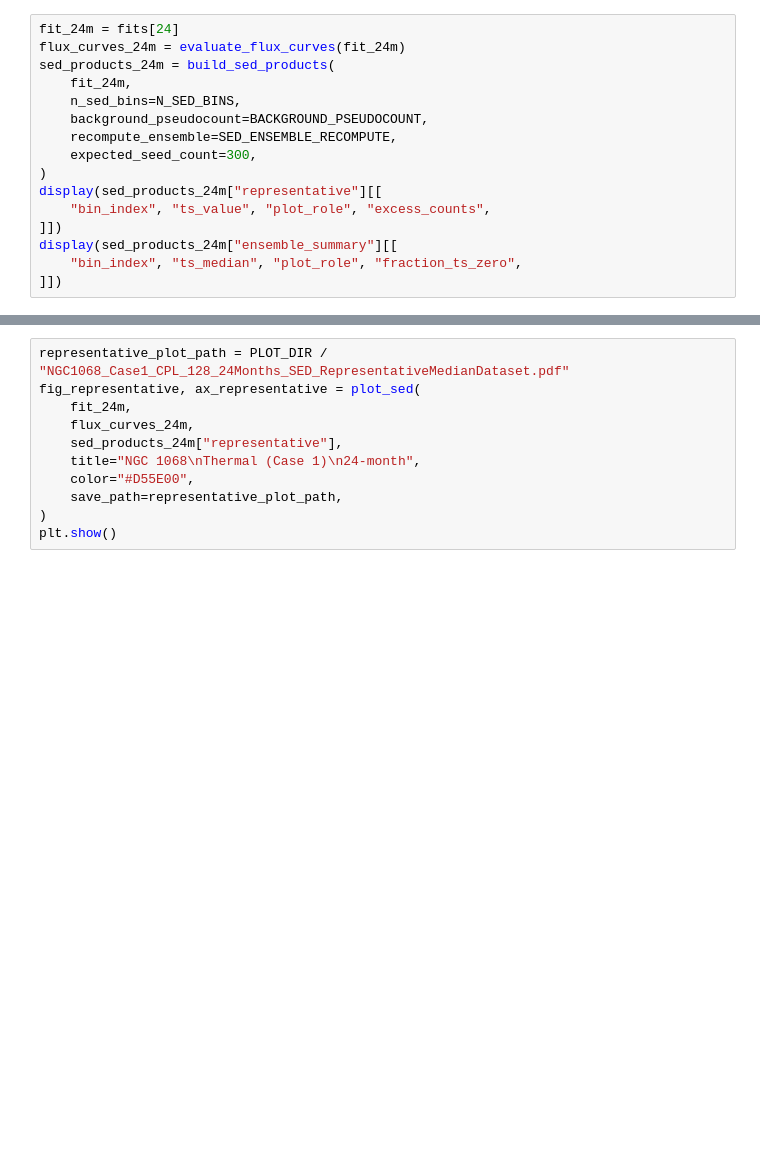
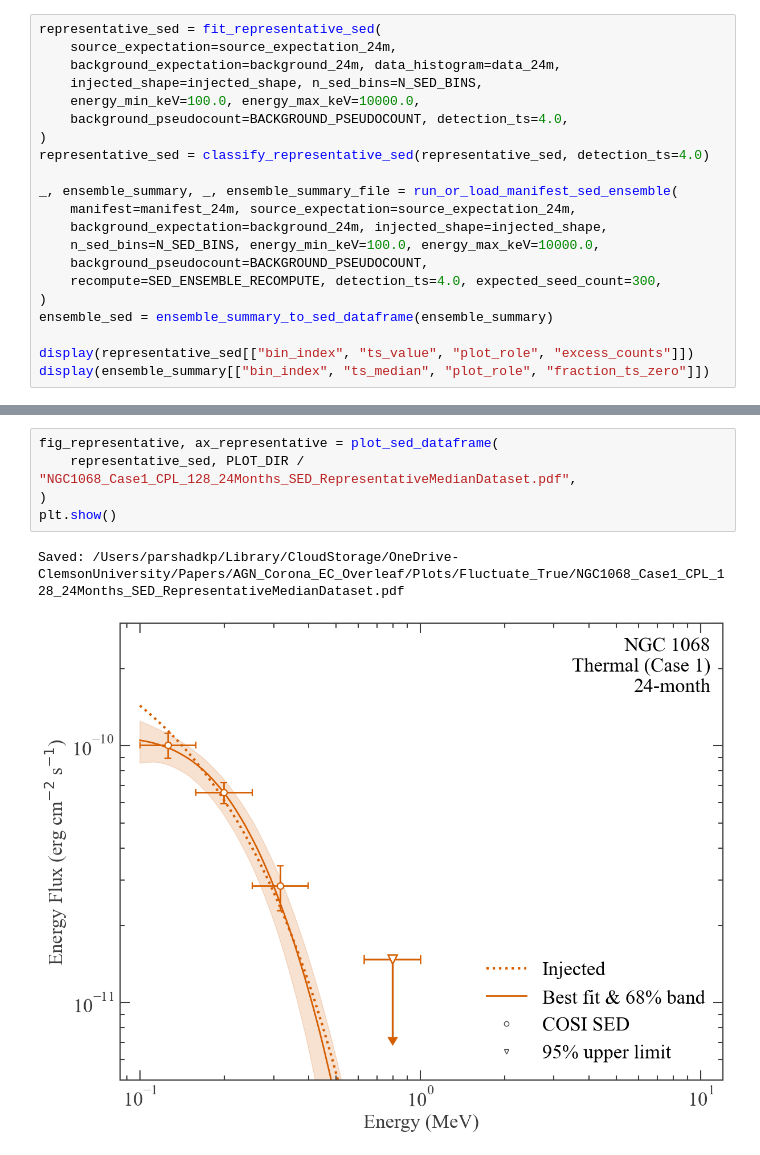
Before and after one commit to parshadkp/cosipy, a Jupyter notebook: docs/tutorials/spectral_fits/continuum_fit/AGN/Fluctuate_True/NGC1068_Paper_Plots_TH_Fluctuate_True.ipynb, the cells around one changed output, grey strips where cells are left out. Drawn from its saved outputs; the diff is of its cells as text; blank space fills up the shorter version.

Commit message:
Paper Plots

```diff
--- a/docs/tutorials/spectral_fits/continuum_fit/AGN/Fluctuate_True/NGC1068_Paper_Plots_TH_Fluctuate_True.ipynb
+++ b/docs/tutorials/spectral_fits/continuum_fit/AGN/Fluctuate_True/NGC1068_Paper_Plots_TH_Fluctuate_True.ipynb
@@ -72,16 +491,21 @@ print(f"Saved: {fit_summary_path}")
 # %%
-fit_24m = fits[24]
-flux_curves_24m = evaluate_flux_curves(fit_24m)
-sed_products_24m = build_sed_products(
-    fit_24m,
-    n_sed_bins=N_SED_BINS,
+representative_sed = fit_representative_sed(
+    source_expectation=source_expectation_24m,
+    background_expectation=background_24m, data_histogram=data_24m,
+    injected_shape=injected_shape, n_sed_bins=N_SED_BINS,
+    energy_min_keV=100.0, energy_max_keV=10000.0,
+    background_pseudocount=BACKGROUND_PSEUDOCOUNT, detection_ts=4.0,
+)
+representative_sed = classify_representative_sed(representative_sed, detection_ts=4.0)
+
+_, ensemble_summary, _, ensemble_summary_file = run_or_load_manifest_sed_ensemble(
+    manifest=manifest_24m, source_expectation=source_expectation_24m,
+    background_expectation=background_24m, injected_shape=injected_shape,
+    n_sed_bins=N_SED_BINS, energy_min_keV=100.0, energy_max_keV=10000.0,
     background_pseudocount=BACKGROUND_PSEUDOCOUNT,
-    recompute_ensemble=SED_ENSEMBLE_RECOMPUTE,
-    expected_seed_count=300,
+    recompute=SED_ENSEMBLE_RECOMPUTE, detection_ts=4.0, expected_seed_count=300,
 )
-display(sed_products_24m["representative"][[
-    "bin_index", "ts_value", "plot_role", "excess_counts",
-]])
-display(sed_products_24m["ensemble_summary"][[
-    "bin_index", "ts_median", "plot_role", "fraction_ts_zero",
-]])
+ensemble_sed = ensemble_summary_to_sed_dataframe(ensemble_summary)
+
+display(representative_sed[["bin_index", "ts_value", "plot_role", "excess_counts"]])
+display(ensemble_summary[["bin_index", "ts_median", "plot_role", "fraction_ts_zero"]])
@@ -92,12 +587,9 @@ SED values and classification use only the selected representative realization
 # %%
-representative_plot_path = PLOT_DIR / "NGC1068_Case1_CPL_128_24Months_SED_RepresentativeMedianDataset.pdf"
-fig_representative, ax_representative = plot_sed(
-    fit_24m,
-    flux_curves_24m,
-    sed_products_24m["representative"],
-    title="NGC 1068\nThermal (Case 1)\n24-month",
-    color="#D55E00",
-    save_path=representative_plot_path,
+fig_representative, ax_representative = plot_sed_dataframe(
+    representative_sed, PLOT_DIR / "NGC1068_Case1_CPL_128_24Months_SED_RepresentativeMedianDataset.pdf",
 )
 plt.show()
+# %% [output]
+Saved: /Users/parshadkp/Library/CloudStorage/OneDrive-ClemsonUniversity/Papers/AGN_Corona_EC_Overleaf/Plots/Fluctuate_True/NGC1068_Case1_CPL_128_24Months_SED_RepresentativeMedianDataset.pdf
+[figure, added]
 # %% [markdown]
```
Also changed, not shown: parts of 25 cells of this notebook, 16 other files.
